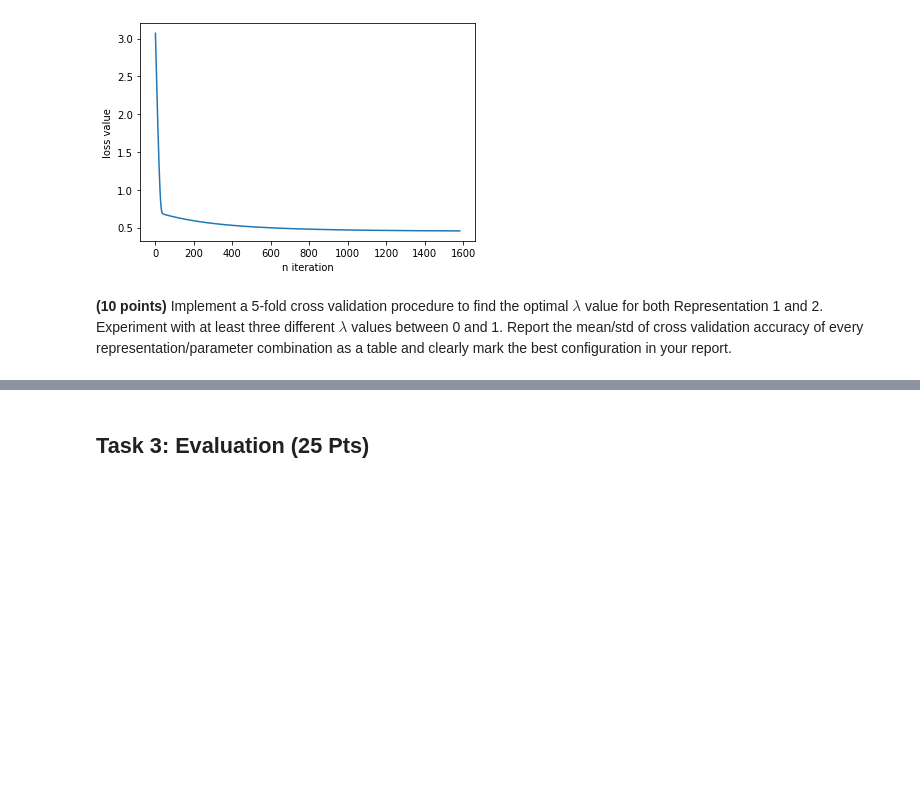
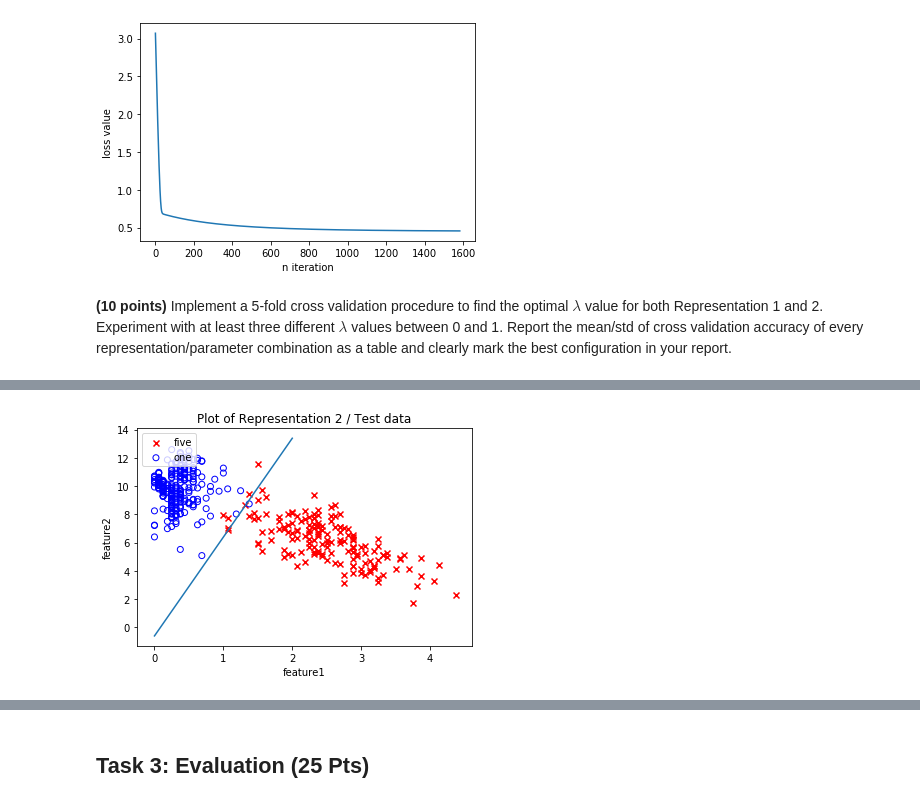
Before and after one commit to yavuzDemir21/Machine-Learning-Digit-Classifier, a Jupyter notebook: SolnTemplate_Yavuz.ipynb, the cells around one changed output, grey strips where cells are left out. Cells and saved outputs as stored; diff of their text form; code cells hidden in the pictures; blank space fills up the shorter version.

```diff
--- a/SolnTemplate_Yavuz.ipynb
+++ b/SolnTemplate_Yavuz.ipynb
@@ -362,3 +437,8 @@ print(np.mean(acc_2_1),np.std(acc_2_1))
+# %%
+plotterStacked3(test_features,test_labels,w, 'upper left', \
+                'feature1', 'feature2', 'Plot of Representation 2 / Test data')
+# %% [output]
+[figure, added]
 # %%
 acc_2_2, loss_2_2 = n_fol_cross_validation(X_rep2_label[0:3,:],X_rep2_label[3,:],weights, 0.05,0.3,5)
 # %%
```
Also changed, not shown: parts of 33 cells of this notebook.
